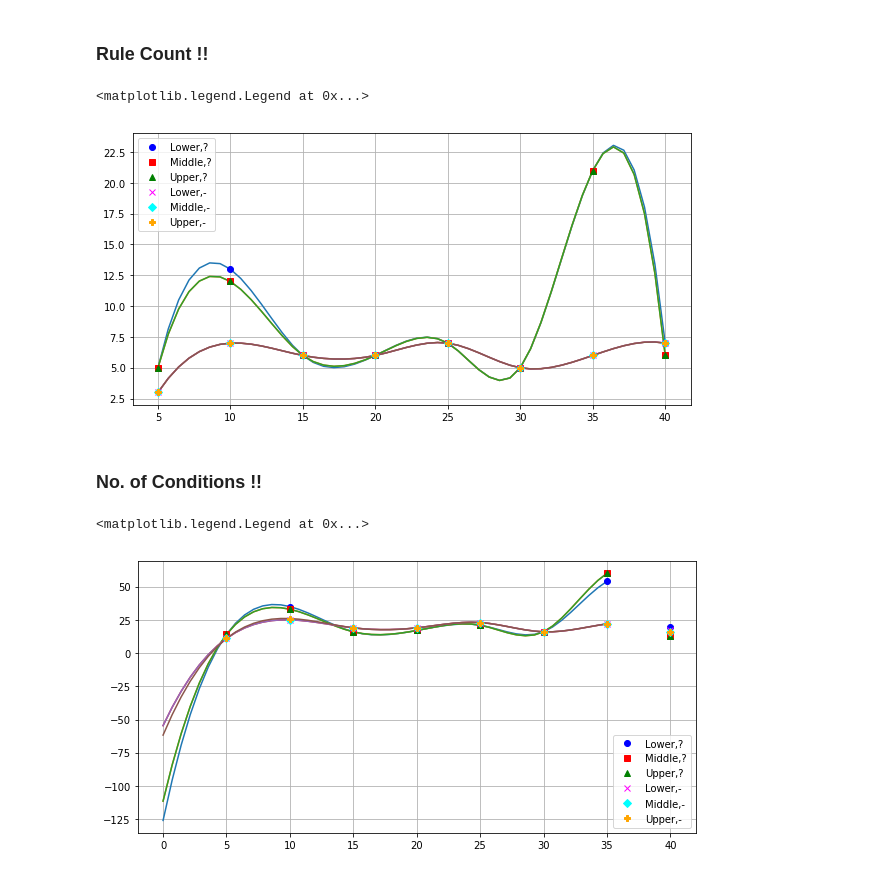
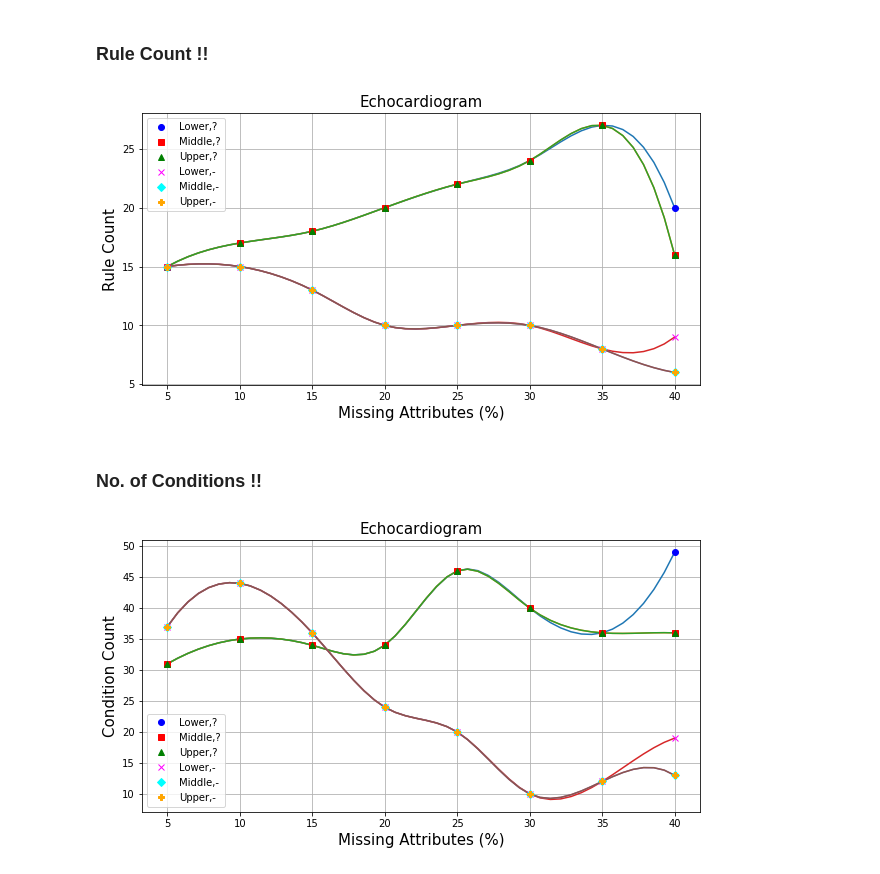
Before and after one commit to Priyanka1527/RuleComplexity_MissingValue, a Jupyter notebook: notebook/Rule Complexity - Echo.ipynb, the cells around one changed output. Saved outputs shown, nothing was run; the diff lists cells and outputs as text; code cells hidden in the pictures.

Commit message:
added graphs and results for Echocardiogram dataset - COMPLETED

```diff
--- a/notebook/Rule Complexity - Echo.ipynb
+++ b/notebook/Rule Complexity - Echo.ipynb
@@ -229,3 +518,31 @@ for key, value in data.items():
+# %%
+f1 = open('../data/Echo/Rules/Echo_40_lost_lower.txt', "r")
+f2 = open('../data/Echo/Rules/Echo_40_lost_middle.txt', "r")
+f3 = open('../data/Echo/Rules/Echo_40_lost_upper.txt', "r")
+f4 = open('../data/Echo/Rules/Echo_40_attcon_lower.txt', "r")
+f5 = open('../data/Echo/Rules/Echo_40_attcon_middle.txt', "r")
+f6 = open('../data/Echo/Rules/Echo_40_attcon_upper.txt', "r")
+
+data_attcon = {}
+data_lost = {}
+
+data_lost["Lower," + "?"] = list(f1)
+data_lost["Middle," + "?"] = list(f2)
+data_lost["Upper," + "?"] = list(f3)
+data_attcon["Lower," + "-"] = list(f4)
+data_attcon["Middle," + "-"] = list(f5)
+data_attcon["Upper," + "-"] = list(f6)
+# %%
+Iris_40 = {}
+for key, value in data_lost.items():
+    rule,condition = findRuleComplexityLost(value)
+    Iris_40[key] = [rule]
+    Iris_40[key].append(condition)
+
+for key, value in data_attcon.items():
+    rule,condition = findRuleComplexity40(value)
+    Iris_40[key] = [rule]
+    Iris_40[key].append(condition)
 # %% [markdown]
 ### Print the Results !!
 # %%
@@ -426,44 +743,38 @@ ynew2 = splev(xnew2, tck2)
 plt.plot(xnew2, ynew2)
 
 tck3 = splrep(df['x'], df['Upper,?'])
 xnew3 = np.linspace(5, 40)
 ynew3 = splev(xnew3, tck3)
 plt.plot(xnew3, ynew3)
 
 tck4 = splrep(df['x'], df['Lower,-'])
 xnew4 = np.linspace(5, 40)
 ynew4 = splev(xnew4, tck4)
 plt.plot(xnew4, ynew4)
 
 tck5 = splrep(df['x'], df['Middle,-'])
 xnew5 = np.linspace(5, 40)
 ynew5 = splev(xnew5, tck5)
 plt.plot(xnew5, ynew5)
 
 tck6 = splrep(df['x'], df['Upper,-'])
 xnew6 = np.linspace(5, 40)
 ynew6 = splev(xnew6, tck6)
 plt.plot(xnew6, ynew6)
 
+plt.title("Echocardiogram", fontsize=15)
+plt.xlabel('Missing Attributes (%)', fontsize=15)
+plt.ylabel('Rule Count', fontsize=15)
 plt.plot(df['x'], df['Lower,?'], 'o', color='blue', markerfacecolor='blue')
 plt.plot(df['x'], df['Middle,?'], 's', color='red', markerfacecolor='red')
 plt.plot(df['x'], df['Upper,?'], '^', color='green', markerfacecolor='green')
 plt.plot(df['x'], df['Lower,-'], 'x', color='magenta', markerfacecolor='magenta')
 plt.plot(df['x'], df['Middle,-'], 'D', color='aqua', markerfacecolor='aqua')
 plt.plot(df['x'], df['Upper,-'], 'P', color='orange', markerfacecolor='orange')
 plt.legend()
-
-# multiple line plot
-# plt.plot( 'x', 'Lower,?', data=df, marker='o', markerfacecolor='blue', markersize=8, color='blue', linewidth=2, )
-# plt.plot( 'x', 'Middle,?', data=df, marker='s', markerfacecolor='red', markersize=8, color='red', linewidth=2)
-# plt.plot( 'x', 'Upper,?', data=df, marker='^', markerfacecolor='green', markersize=8, color='green', linewidth=2)
-# plt.plot( 'x', 'Lower,-', data=df, marker='x', markerfacecolor='magenta', markersize=8, color='magenta', linewidth=2)
-# plt.plot( 'x', 'Middle,-', data=df, marker='D', markerfacecolor='aqua', markersize=8, color='aqua', linewidth=2)
-# plt.plot( 'x', 'Upper,-', data=df, marker='P', markerfacecolor='orange', markersize=8, color='orange', linewidth=2)
-# plt.legend()
+plt.savefig('../Results/Echo-RuleCount.png')
 # %% [output]
-<matplotlib.legend.Legend at 0x...>
-[figure, old version]
+[figure, new version]
 # %% [markdown]
 ### No. of Conditions !!
 # %%
@@ -473,35 +784,38 @@ ax.grid(True)
 plt.gcf().set_size_inches(10, 5)
 
 tck1 = splrep(df2['x'], df2['Lower,?'])
-xnew1 = np.linspace(0, 35)
+xnew1 = np.linspace(5, 40)
 ynew1 = splev(xnew1, tck1)
 plt.plot(xnew1, ynew1)
 
 tck2 = splrep(df2['x'], df2['Middle,?'])
-xnew2 = np.linspace(0, 35)
+xnew2 = np.linspace(5, 40)
 ynew2 = splev(xnew2, tck2)
 plt.plot(xnew2, ynew2)
 
 tck3 = splrep(df2['x'], df2['Upper,?'])
-xnew3 = np.linspace(0, 35)
+xnew3 = np.linspace(5, 40)
 ynew3 = splev(xnew3, tck3)
 plt.plot(xnew3, ynew3)
 
 tck4 = splrep(df2['x'], df2['Lower,-'])
-xnew4 = np.linspace(0, 35)
+xnew4 = np.linspace(5, 40)
 ynew4 = splev(xnew4, tck4)
 plt.plot(xnew4, ynew4)
 
 tck5 = splrep(df2['x'], df2['Middle,-'])
-xnew5 = np.linspace(0, 35)
+xnew5 = np.linspace(5, 40)
 ynew5 = splev(xnew5, tck5)
 plt.plot(xnew5, ynew5)
 
 tck6 = splrep(df2['x'], df2['Upper,-'])
-xnew6 = np.linspace(0, 35)
+xnew6 = np.linspace(5, 40)
 ynew6 = splev(xnew6, tck6)
 plt.plot(xnew6, ynew6)
 
+plt.title("Echocardiogram", fontsize=15)
+plt.xlabel('Missing Attributes (%)', fontsize=15)
+plt.ylabel('Condition Count', fontsize=15)
 plt.plot(df2['x'], df2['Lower,?'], 'o', color='blue', markerfacecolor='blue')
 plt.plot(df2['x'], df2['Middle,?'], 's', color='red', markerfacecolor='red')
 plt.plot(df2['x'], df2['Upper,?'], '^', color='green', markerfacecolor='green')
@@ -509,6 +823,6 @@ plt.plot(df2['x'], df2['Lower,-'], 'x', color='magenta', markerfacecolor='magent
 plt.plot(df2['x'], df2['Middle,-'], 'D', color='aqua', markerfacecolor='aqua')
 plt.plot(df2['x'], df2['Upper,-'], 'P', color='orange', markerfacecolor='orange')
 plt.legend()
+plt.savefig('../Results/Echo-ConditionCount.png')
 # %% [output]
-<matplotlib.legend.Legend at 0x...>
-[figure, old version]
+[figure, new version]
```
Also changed, not shown: parts of 77 cells of this notebook, 50 other files.
